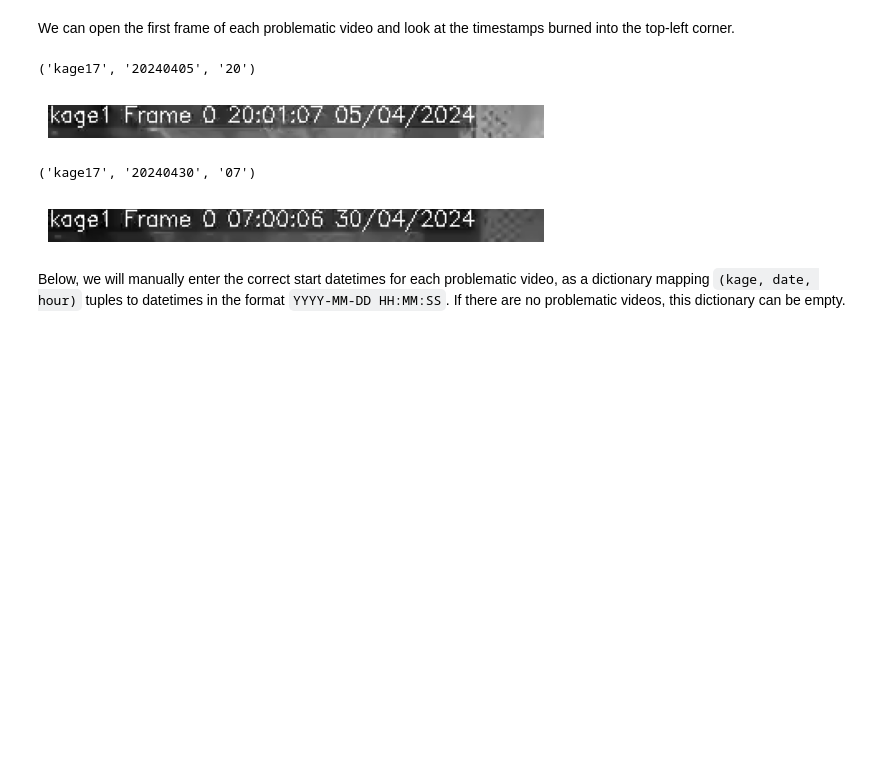
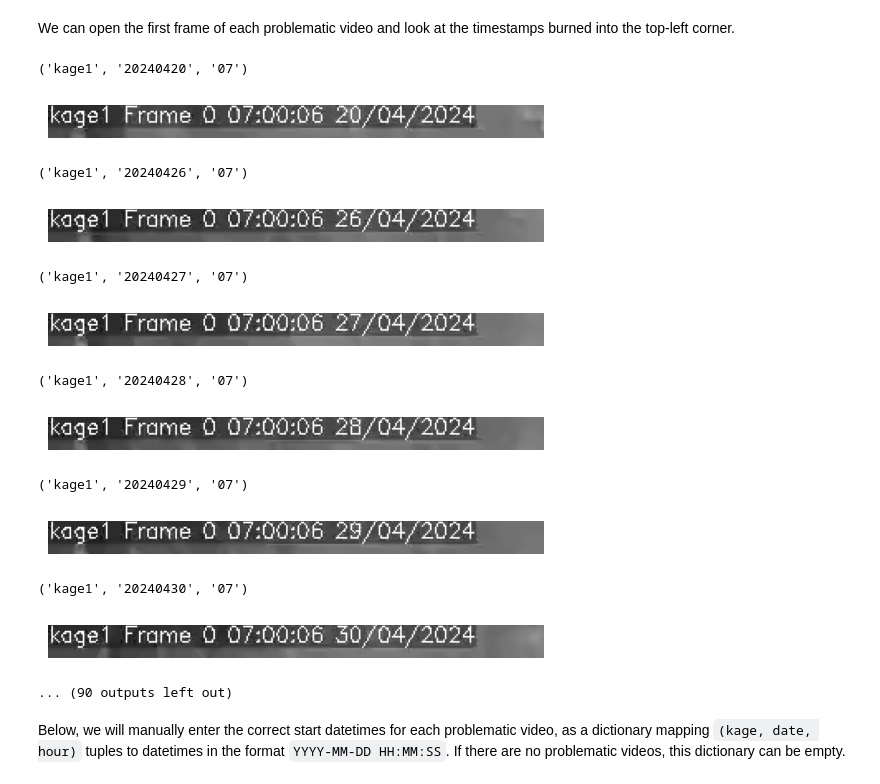
Before and after one commit to neuroinformatics-unit/smart-kages-movement, a Jupyter notebook: notebooks/01_parse_data_into_df.ipynb, the cells around one changed output. Saved outputs shown, nothing was run; the diff lists cells and outputs as text; code cells hidden in the pictures; blank space fills up the shorter version.

Commit message:
Correct timestamps for all 33 kages

```diff
--- a/notebooks/01_parse_data_into_df.ipynb
+++ b/notebooks/01_parse_data_into_df.ipynb
@@ -152,14 +152,25 @@ Found 51 videos with invalid adjustments or mismatches between the adjustment an
 # %% [markdown]
 We can open the first frame of each problematic video and look at the timestamps burned into the top-left corner.
 # %%
+manual_start_datetimes = {}
+
 for idx, row in invalid_datetimes.iterrows():
     print(idx)
     show_first_frame_corner(row["video_file_path"])
 # %% [output]
-('kage17', '20240405', '20')
+('kage1', '20240420', '07')
-[figure, old version]
+[figure, new version]
-('kage17', '20240430', '07')
+('kage1', '20240426', '07')
-[figure, old version]
+[figure, new version]
+('kage1', '20240427', '07')
+[figure, added]
+('kage1', '20240428', '07')
+[figure, added]
+('kage1', '20240429', '07')
+[figure, added]
+('kage1', '20240430', '07')
+[figure, added]
+... (90 outputs left out)
 # %% [markdown]
 Below, we will manually enter the correct start datetimes for each problematic video,
 as a dictionary mapping `(kage, date, hour)` tuples to datetimes in the format `YYYY-MM-DD HH:MM:SS`.
```
Also changed, not shown: parts of 9 cells of this notebook.
